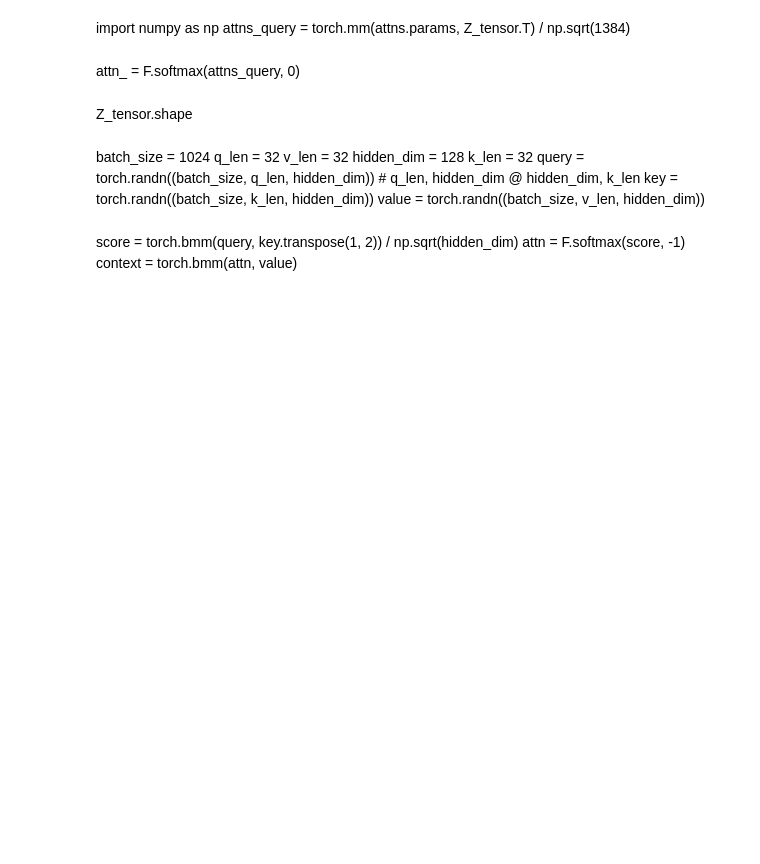
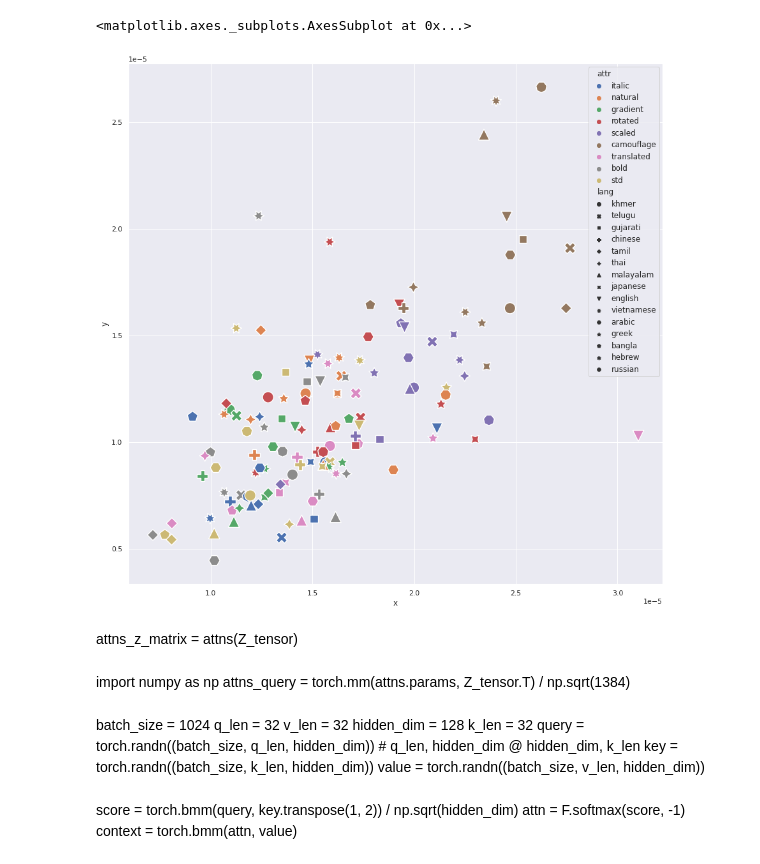
Before and after one commit to aishikhar/aws-cv-task2vec, a Jupyter notebook: attributes.ipynb, the cells around one changed output. Drawn from its saved outputs; the diff is of its cells as text; code cells hidden in the pictures; blank space fills up the shorter version.

```diff
--- a/attributes.ipynb
+++ b/attributes.ipynb
@@ -79,2 +139,12 @@ Z_tensor = torch.tensor(Z)
+# %%
+filter = False
+selected_languages = ['malayalam', 'chinese', 'tamil'] #['tamil','malayalam', 'japanese','chinese']
+selected_attrs = ['scale', 'gradient', 'camouflage','std'] # 'scaled',
+Z, data = data_pipeline(selected_languages, selected_attrs, filter = filter)
+Z_tensor = torch.tensor(Z)
+task2vec_dim = Z_tensor.shape[1]
+M = Z_tensor.shape[0] # No of Task vectors
+latent_dim = 128
 # %%
+N = 2 # No of attributes
 attns = AttentionRaw((N, task2vec_dim)) #AttentionRawList(task2vec_dim, N)
@@ -82,0 +170,7 @@ attns_z_matrix = attns(Z_tensor)
+# %%
+attrs = attns(Z_tensor)
+task_attributes = attrs.transpose(0,1)
+task_attribute_magnitudes = task_attributes.norm(dim = -1)
+final = pd.DataFrame(task_attribute_magnitudes.detach().numpy(), columns = ['x','y'])
+data['x'] = final['x']
+data['y'] = final['y']
@@ -82,0 +252,2 @@ attns_z_matrix = attns(Z_tensor)
+# %%
+sns.set(rc={'figure.figsize':(15,15)})
@@ -82,0 +258,6 @@ attns_z_matrix = attns(Z_tensor)
+# %%
+#plt.figure(figsize = (15,15))
+sns.scatterplot(data=data, x="x", y="y", hue = "attr", style="lang", s = 300)
+# %% [output]
+<matplotlib.axes._subplots.AxesSubplot at 0x...>
+[figure, added]
@@ -83,10 +268,8 @@ attns_z_matrix = attns(Z_tensor)
+# %% [markdown]
+attns_z_matrix = attns(Z_tensor)
 # %% [markdown]
 import numpy as np
 attns_query = torch.mm(attns.params, Z_tensor.T) / np.sqrt(1384)
-# %% [markdown]
-attn_ = F.softmax(attns_query, 0)
-# %% [markdown]
-Z_tensor.shape
 # %% [markdown]
 batch_size = 1024
 q_len = 32
```
Also changed, not shown: parts of 40 cells of this notebook, 17 other files.
